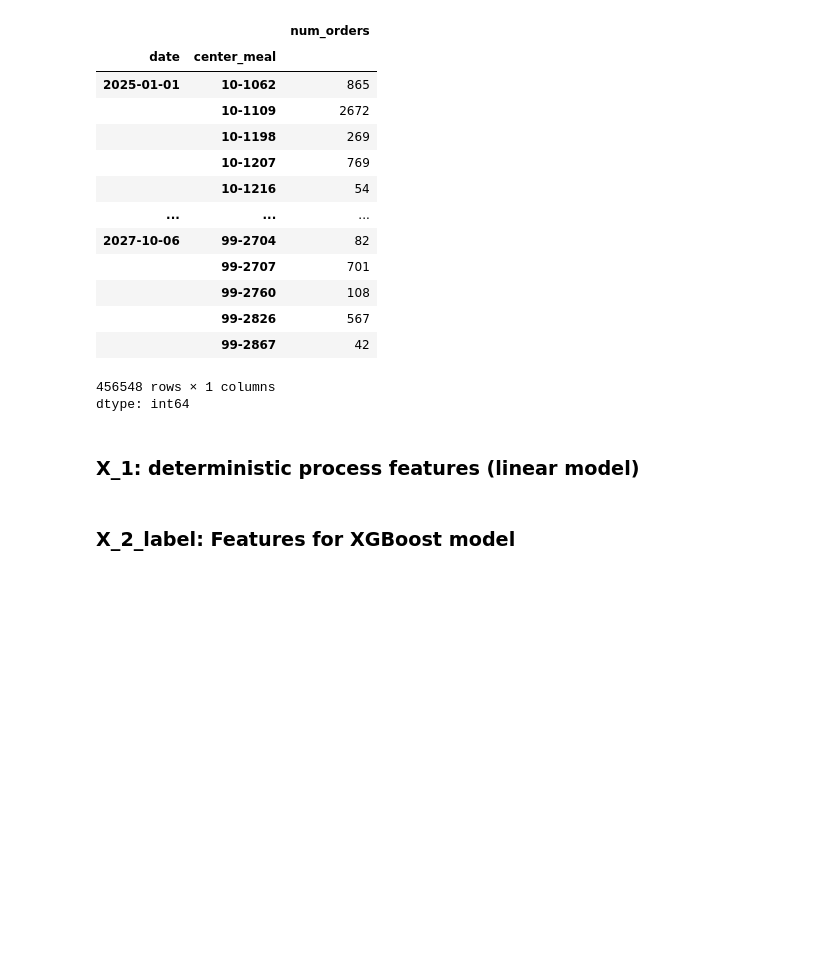
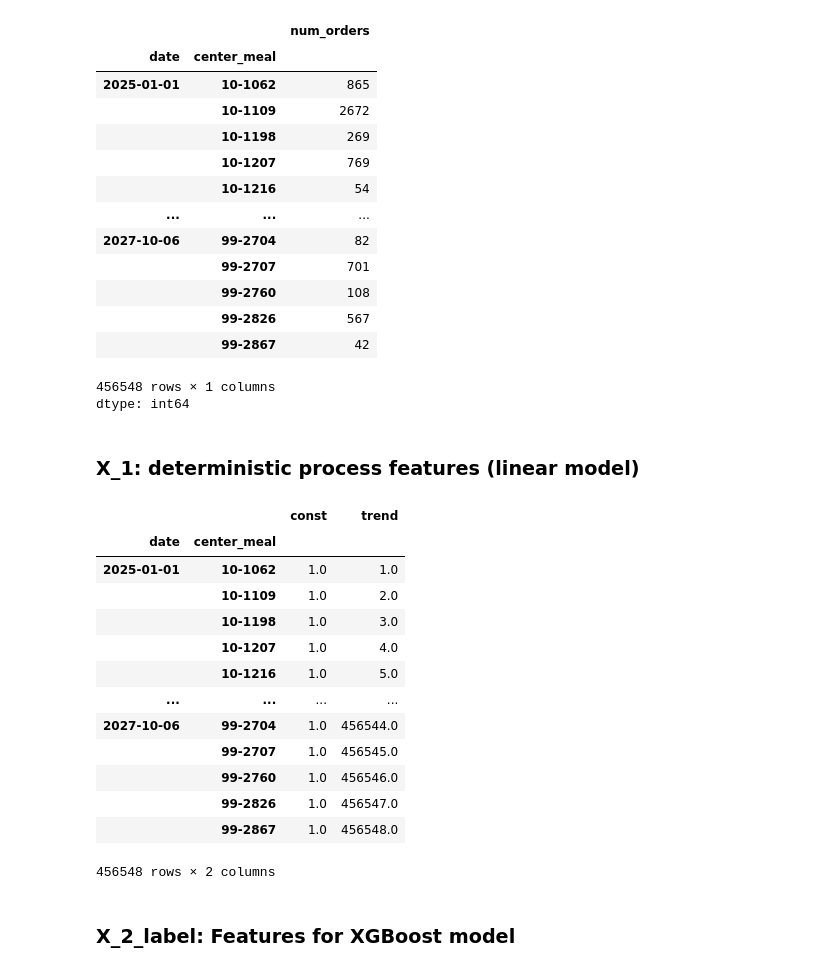
Before and after one commit to DaybV/hybrid-model-demand-forecasting, a Jupyter notebook: Model_Hybrid_final.ipynb, the cells around one changed output. Saved outputs shown, nothing was run; the diff lists cells and outputs as text; code cells hidden in the pictures; blank space fills up the shorter version.

```diff
--- a/Model_Hybrid_final.ipynb
+++ b/Model_Hybrid_final.ipynb
@@ -436,24 +436,40 @@ dtype: int64
 # %%
 # X_1: Features for the first Linear Regression model
 
 # Define Fourier terms for capturing annual, monthly, and quarterly seasonality
 # fourier_y = CalendarFourier(freq= 'YE', order= 6)
 
 # Define a deterministic process for trend modeling
 dp = DeterministicProcess(
     index=y.index,
     constant=True,
     order=1,
     #seasonal= True,
     #additional_terms=[fourier_y],
     drop= True  # Drop terms to avoid multicollinearity
     )
 
 # Generate the in-sample predictors (features)
 X_1 = dp.in_sample()
 
 # Restore the original MultiIndex
 X_1.index = y.index
+X_1
+# %% [output]
+|  |  | const | trend |
+| date | center_meal |  |  |
+| 2025-01-01 | 10-1062 | 1.0 | 1.0 |
+|  | 10-1109 | 1.0 | 2.0 |
+|  | 10-1198 | 1.0 | 3.0 |
+|  | 10-1207 | 1.0 | 4.0 |
+|  | 10-1216 | 1.0 | 5.0 |
+| ... | ... | ... | ... |
+| 2027-10-06 | 99-2704 | 1.0 | 456544.0 |
+|  | 99-2707 | 1.0 | 456545.0 |
+|  | 99-2760 | 1.0 | 456546.0 |
+|  | 99-2826 | 1.0 | 456547.0 |
+|  | 99-2867 | 1.0 | 456548.0 |
+456548 rows × 2 columns
 # %% [markdown]
 ### X_2_label: Features for XGBoost model
 # %%
```
Also changed, not shown: parts of 3 cells of this notebook.
